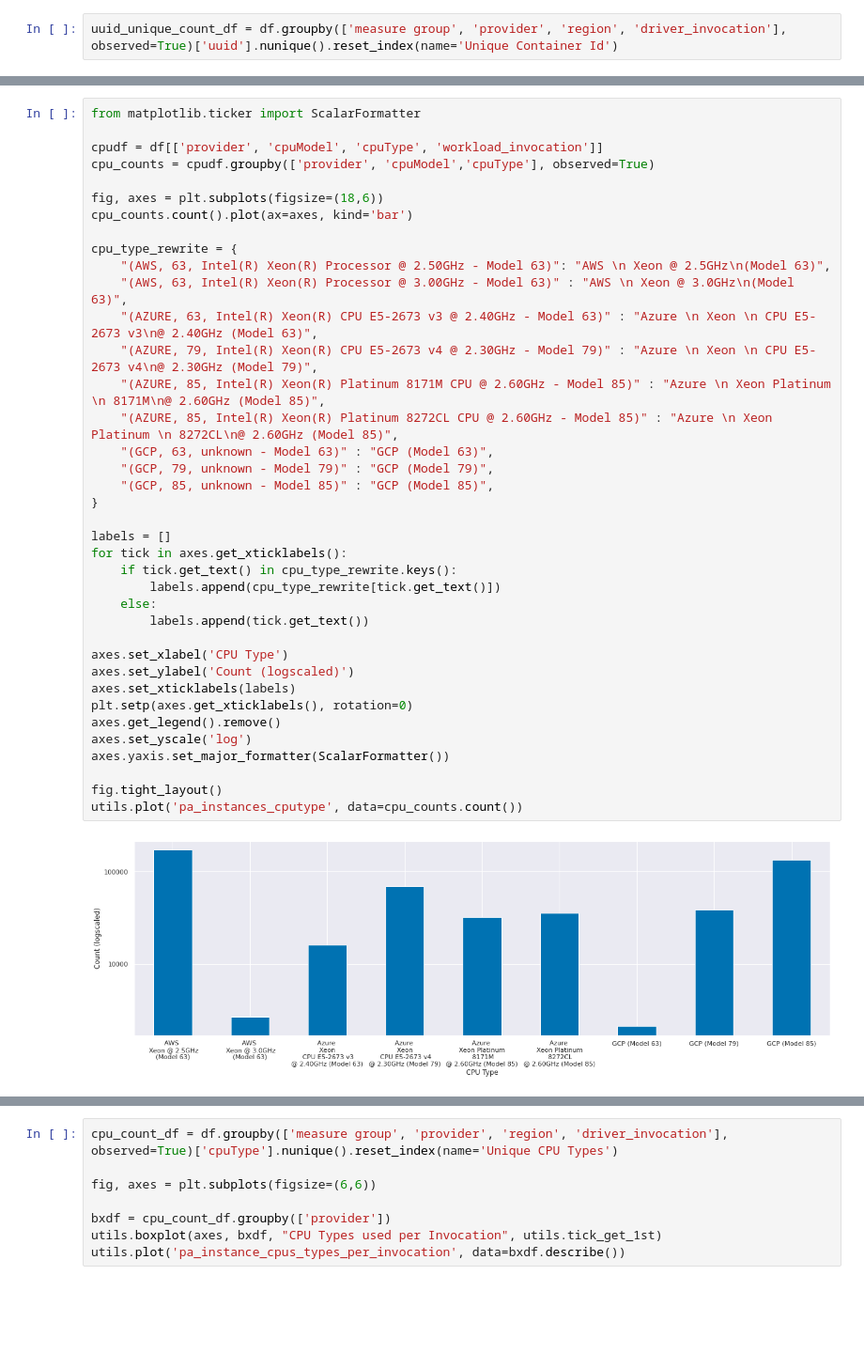
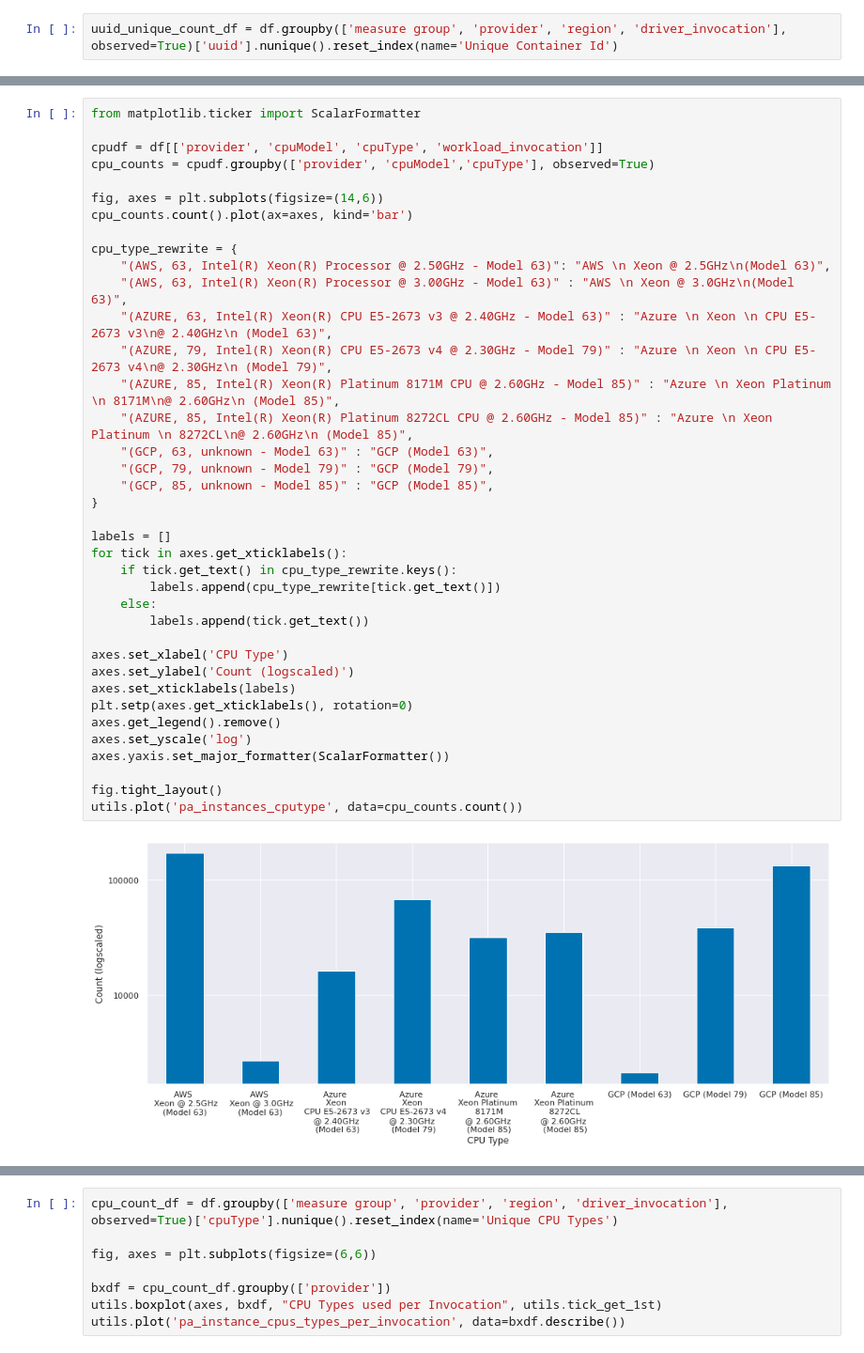
Before and after one commit to l8518/geot-faas, a Jupyter notebook: 020_provider_analysis_instances.ipynb, the cells around one changed output, grey strips where cells are left out. Shown at 94% size. Cells and saved outputs as stored; diff of their text form; blank space fills up the shorter version.

```diff
--- a/020_provider_analysis_instances.ipynb
+++ b/020_provider_analysis_instances.ipynb
@@ -43,40 +59,40 @@ from matplotlib.ticker import ScalarFormatter
 cpudf = df[['provider', 'cpuModel', 'cpuType', 'workload_invocation']]
 cpu_counts = cpudf.groupby(['provider', 'cpuModel','cpuType'], observed=True)
 
-fig, axes = plt.subplots(figsize=(18,6))
+fig, axes = plt.subplots(figsize=(14,6))
 cpu_counts.count().plot(ax=axes, kind='bar')
 
 cpu_type_rewrite = {
     "(AWS, 63, Intel(R) Xeon(R) Processor @ 2.50GHz - Model 63)": "AWS \n Xeon @ 2.5GHz\n(Model 63)",
     "(AWS, 63, Intel(R) Xeon(R) Processor @ 3.00GHz - Model 63)" : "AWS \n Xeon @ 3.0GHz\n(Model 63)",
-    "(AZURE, 63, Intel(R) Xeon(R) CPU E5-2673 v3 @ 2.40GHz - Model 63)" : "Azure \n Xeon \n CPU E5-2673 v3\n@ 2.40GHz (Model 63)",
-    "(AZURE, 79, Intel(R) Xeon(R) CPU E5-2673 v4 @ 2.30GHz - Model 79)" : "Azure \n Xeon \n CPU E5-2673 v4\n@ 2.30GHz (Model 79)",
-    "(AZURE, 85, Intel(R) Xeon(R) Platinum 8171M CPU @ 2.60GHz - Model 85)" : "Azure \n Xeon Platinum \n 8171M\n@ 2.60GHz (Model 85)",
-    "(AZURE, 85, Intel(R) Xeon(R) Platinum 8272CL CPU @ 2.60GHz - Model 85)" : "Azure \n Xeon Platinum \n 8272CL\n@ 2.60GHz (Model 85)",
+    "(AZURE, 63, Intel(R) Xeon(R) CPU E5-2673 v3 @ 2.40GHz - Model 63)" : "Azure \n Xeon \n CPU E5-2673 v3\n@ 2.40GHz\n (Model 63)",
+    "(AZURE, 79, Intel(R) Xeon(R) CPU E5-2673 v4 @ 2.30GHz - Model 79)" : "Azure \n Xeon \n CPU E5-2673 v4\n@ 2.30GHz\n (Model 79)",
+    "(AZURE, 85, Intel(R) Xeon(R) Platinum 8171M CPU @ 2.60GHz - Model 85)" : "Azure \n Xeon Platinum \n 8171M\n@ 2.60GHz\n (Model 85)",
+    "(AZURE, 85, Intel(R) Xeon(R) Platinum 8272CL CPU @ 2.60GHz - Model 85)" : "Azure \n Xeon Platinum \n 8272CL\n@ 2.60GHz\n (Model 85)",
     "(GCP, 63, unknown - Model 63)" : "GCP (Model 63)",
     "(GCP, 79, unknown - Model 79)" : "GCP (Model 79)",
     "(GCP, 85, unknown - Model 85)" : "GCP (Model 85)",
 }
 
 labels = []
 for tick in axes.get_xticklabels():
     if tick.get_text() in cpu_type_rewrite.keys():
         labels.append(cpu_type_rewrite[tick.get_text()])
     else:
         labels.append(tick.get_text())
 
 axes.set_xlabel('CPU Type')
 axes.set_ylabel('Count (logscaled)')
 axes.set_xticklabels(labels)
 plt.setp(axes.get_xticklabels(), rotation=0)
 axes.get_legend().remove()
 axes.set_yscale('log')
 axes.yaxis.set_major_formatter(ScalarFormatter())
 
 fig.tight_layout()
 utils.plot('pa_instances_cputype', data=cpu_counts.count())
 # %% [output]
-[figure, old version]
+[figure, new version]
 data
                                                                        workload_invocation
 provider cpuModel cpuType
```
Also changed, not shown: parts of 3 cells of this notebook, 4 other files.
